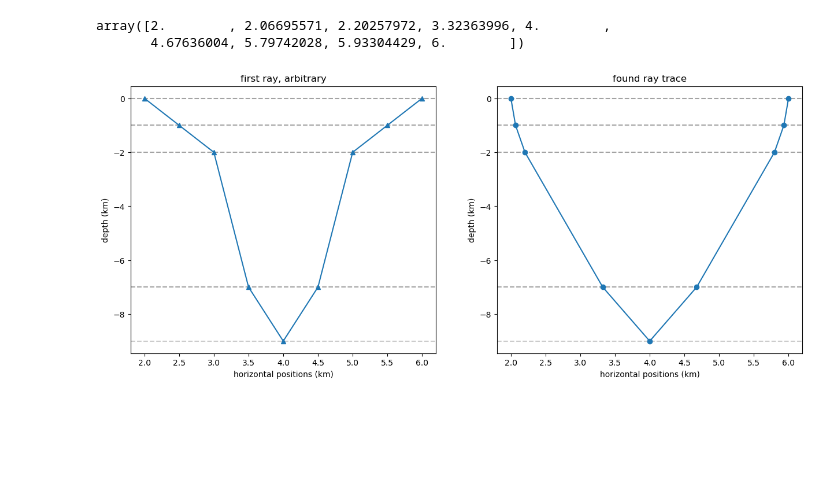
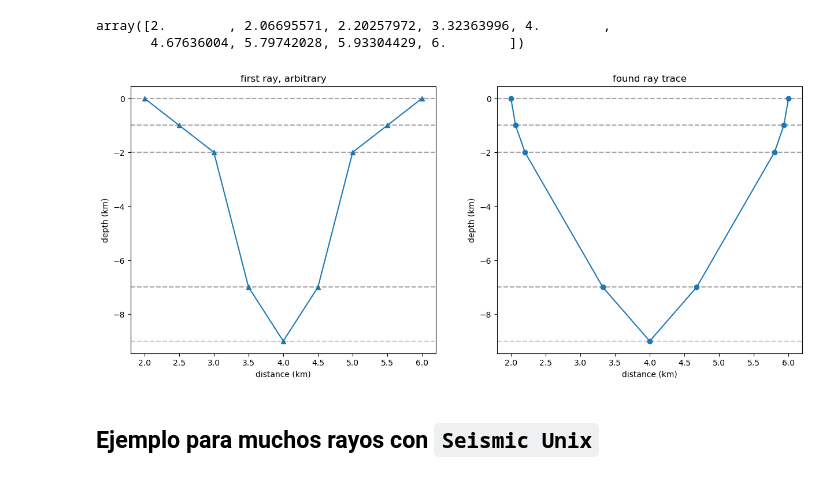
Before and after one commit to LeoUribC/Computational_Seismic, a Jupyter notebook: notebooks/book_example.ipynb, the cells around one changed output. Cells and saved outputs as stored; diff of their text form; code cells hidden in the pictures; blank space fills up the shorter version.

```diff
--- a/notebooks/book_example.ipynb
+++ b/notebooks/book_example.ipynb
@@ -93,33 +93,35 @@ array([2.        , 2.06695571, 2.20257972, 3.32363996, 4.        ,
 import matplotlib.pyplot as plt
 
 
 # arbitrary ray
 x_test = xs + np.arange(all_points) * ( xr - xs ) / ( all_points-1 )
 
 # declaring depths
 y = np.array([0, 1, 2, 7, 9, 7, 2, 1, 0])
 
 # building figure
 fig = plt.figure(figsize=(15,6))
 
 for surf in y:
     plt.subplot(121)
     plt.axhline(y=-surf, color='k', linestyle='--', alpha=0.2)
     plt.subplot(122)
     plt.axhline(y=-surf, color='k', linestyle='--', alpha=0.2)
 
 # first given ray
 plt.subplot(121)
 plt.title('first ray, arbitrary')
-plt.xlabel('horizontal positions (km)'); plt.ylabel('depth (km)')
+plt.xlabel('distance (km)'); plt.ylabel('depth (km)')
 plt.plot(x_test, -y, marker='^')
 
 # found approximated ray trace
 plt.subplot(122)
 plt.title('found ray trace')
-plt.xlabel('horizontal positions (km)'); plt.ylabel('depth (km)')
+plt.xlabel('distance (km)'); plt.ylabel('depth (km)')
 plt.plot(sol, -y, marker='o')
 
 plt.show()
 # %% [output]
-[figure, old version]
+[figure, new version]
+# %% [markdown]
+## **Ejemplo para muchos rayos con `Seismic Unix`**
```
Also changed, not shown: parts of 5 cells of this notebook, 1 other file.
